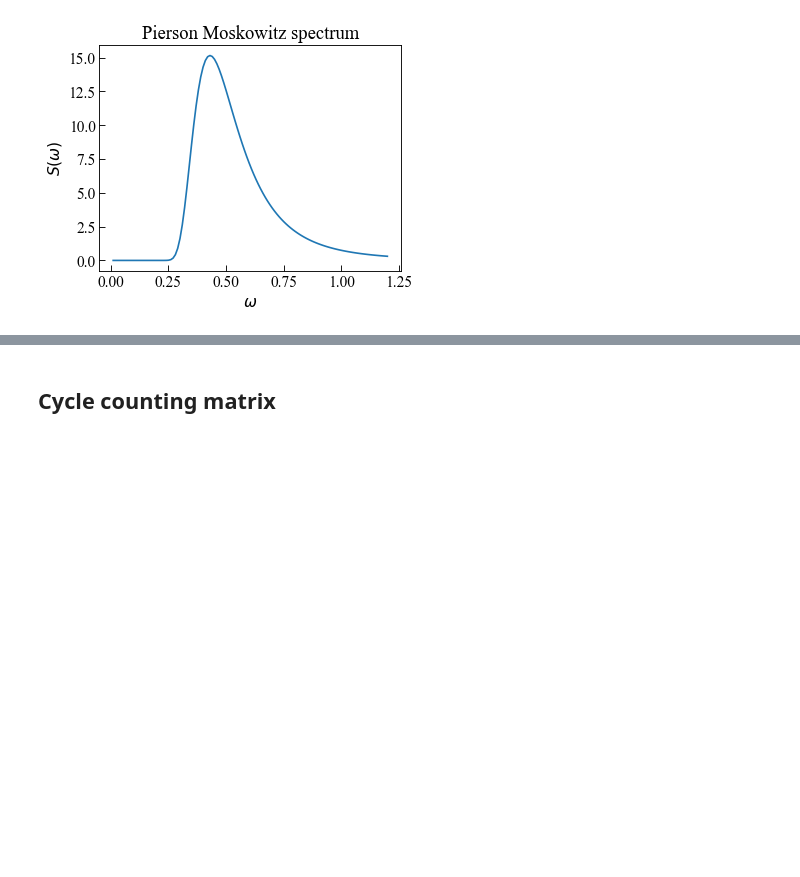
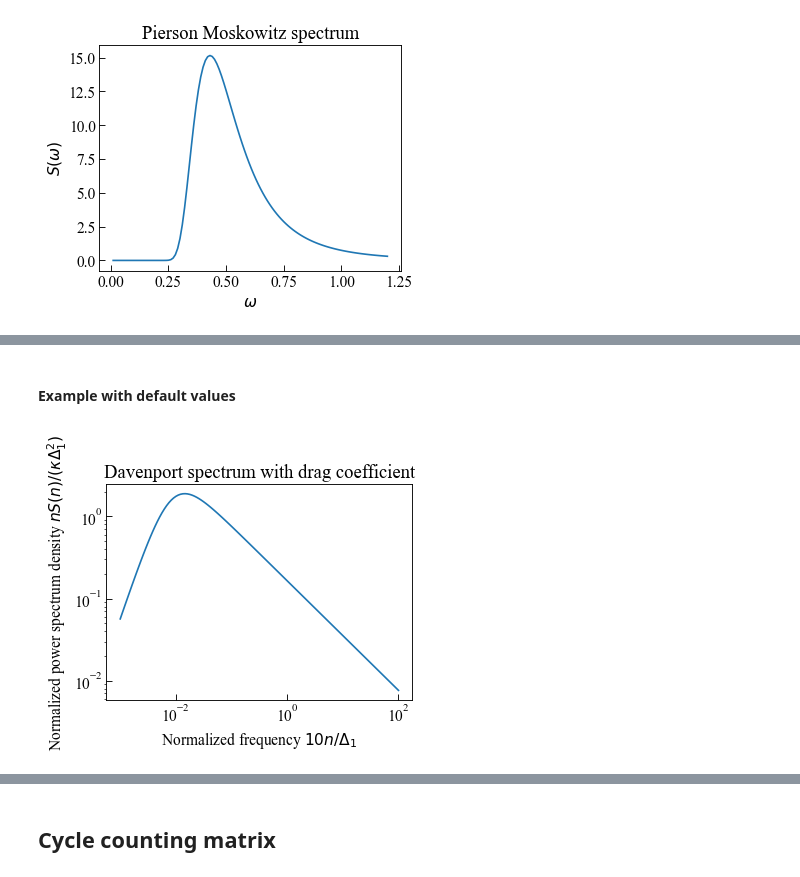
Before and after one commit to dpzhuX/ffpack, a Jupyter notebook: docs/source/load spectra and matrices.ipynb, the cells around one changed output, grey strips where cells are left out. Cells and saved outputs as stored; diff of their text form; code cells hidden in the pictures; blank space fills up the shorter version.

Commit message:
update doc for Davenport spectrum

```diff
--- a/docs/source/load spectra and matrices.ipynb
+++ b/docs/source/load spectra and matrices.ipynb
@@ -170,0 +237,25 @@ plt.show()
+# %% [markdown]
+#### Example with default values
+# %%
+dsnRange = [ 10**i for i in np.linspace( -3, 2, num=121 ) ]
+# %%
+delta1 = 10
+dsnResults = [ davenportSpectrumWithDragCoef( n, delta1, normalized=True ) for n in dsnRange ]
+# %%
+fig, ax = plt.subplots()
+plt.xscale("log")
+plt.yscale("log")
+
+ax.plot( np.array( dsnRange ),
+         np.array( dsnResults ) )
+
+ax.tick_params(axis='x', direction="in", length=5)
+ax.tick_params(axis='y', direction="in", length=5)
+ax.set_xlabel( "Normalized frequency $10n/\Delta_{1}$" )
+ax.set_ylabel( "Normalized power spectrum density $nS(n)/(\kappa \Delta_{1}^{2})$" )
+ax.set_title( "Davenport spectrum with drag coefficient" )
+
+plt.tight_layout()
+plt.show()
+# %% [output]
+[figure, added]
```
Also changed, not shown: parts of 19 cells of this notebook.
